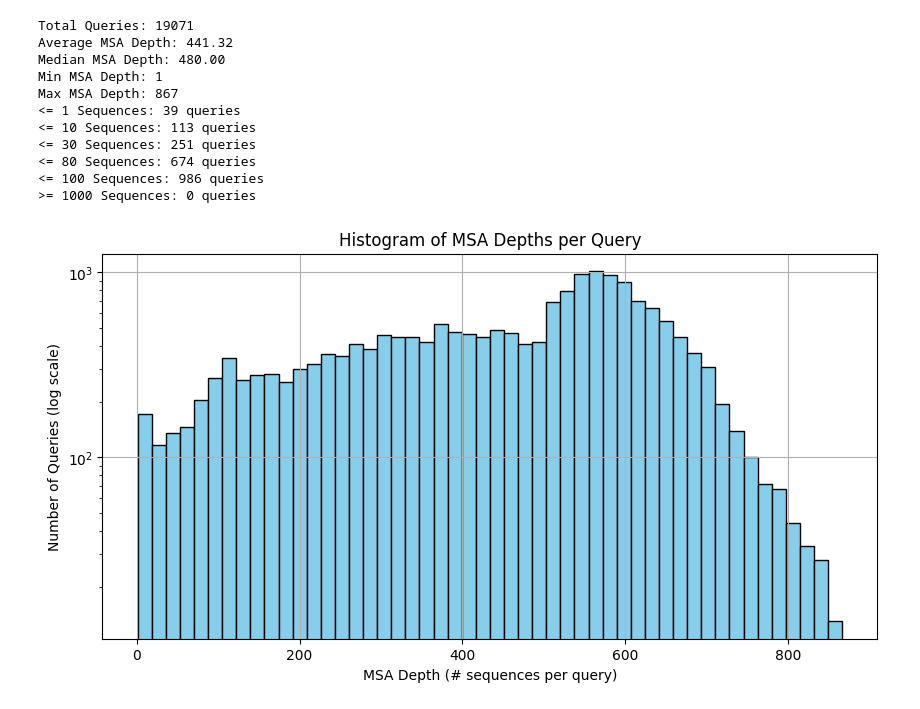
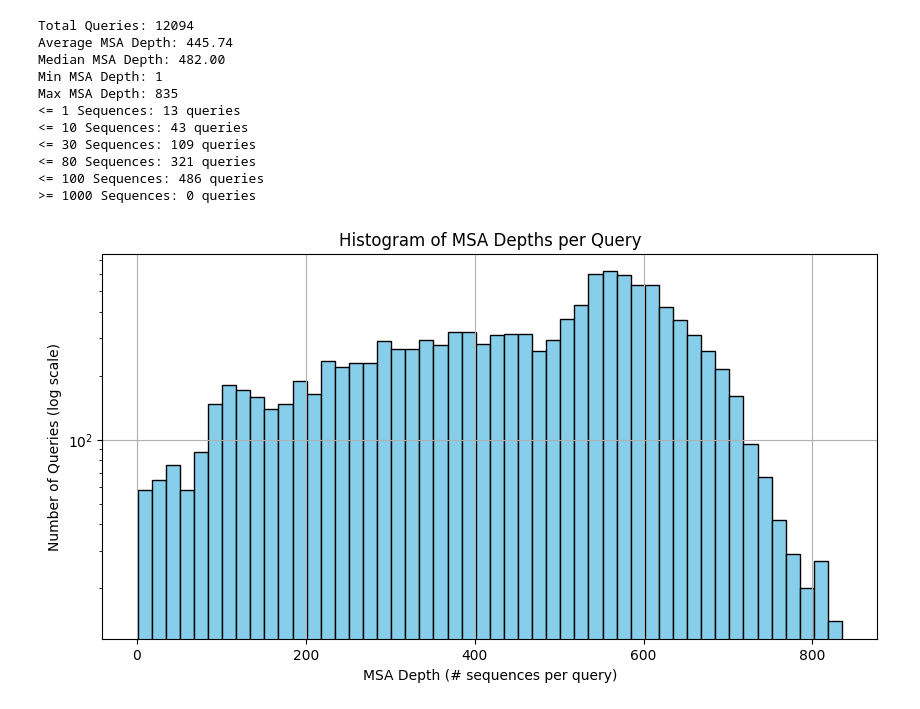
Before and after one commit to uxfacdev/CAGI, a Jupyter notebook: BiConVarNet/AnnotateAll/MSA anlysis.ipynb, the cells around one changed output. Drawn from its saved outputs; the diff is of its cells as text; code cells hidden in the pictures.

```diff
--- a/BiConVarNet/AnnotateAll/MSA anlysis.ipynb
+++ b/BiConVarNet/AnnotateAll/MSA anlysis.ipynb
@@ -3,45 +3,45 @@ import numpy as np
 import matplotlib.pyplot as plt
 import pickle
 
-with open(r"E:\CAGI_data\msa_dict_valid_all.pkl", "rb") as f:
+with open(r"E:\CAGI_data\msa_dict_valid.pkl", "rb") as f:
     msa_dict = pickle.load(f)
 
 # msa_dict: {query_id: [(name, seq), ...]} 구조로 되어 있어야 함
 msa_depths = {qid: len(seq_list) for qid, seq_list in msa_dict.items()}
 depth_values = np.array(list(msa_depths.values()))
 
 # 기본 통계 출력
 print(f"Total Queries: {len(depth_values)}")
 print(f"Average MSA Depth: {np.mean(depth_values):.2f}")
 print(f"Median MSA Depth: {np.median(depth_values):.2f}")
 print(f"Min MSA Depth: {np.min(depth_values)}")
 print(f"Max MSA Depth: {np.max(depth_values)}")
 print(f"<= 1 Sequences: {(depth_values <= 1).sum()} queries")
 print(f"<= 10 Sequences: {(depth_values <= 10).sum()} queries")
 print(f"<= 30 Sequences: {(depth_values <= 30).sum()} queries")
 print(f"<= 80 Sequences: {(depth_values <= 80).sum()} queries")
 print(f"<= 100 Sequences: {(depth_values <= 100).sum()} queries")
 print(f">= 1000 Sequences: {(depth_values >= 1000).sum()} queries")
 
 # 히스토그램 출력 (log scale)
 plt.figure(figsize=(10, 5))
 plt.hist(depth_values, bins=50, log=True, color='skyblue', edgecolor='black')
 plt.title("Histogram of MSA Depths per Query")
 plt.xlabel("MSA Depth (# sequences per query)")
 plt.ylabel("Number of Queries (log scale)")
 plt.grid(True)
 plt.show()
 # %% [output]
-Total Queries: 19071
-Average MSA Depth: 441.32
-Median MSA Depth: 480.00
+Total Queries: 12094
+Average MSA Depth: 445.74
+Median MSA Depth: 482.00
 Min MSA Depth: 1
-Max MSA Depth: 867
-<= 1 Sequences: 39 queries
-<= 10 Sequences: 113 queries
-<= 30 Sequences: 251 queries
-<= 80 Sequences: 674 queries
-<= 100 Sequences: 986 queries
+Max MSA Depth: 835
+<= 1 Sequences: 13 queries
+<= 10 Sequences: 43 queries
+<= 30 Sequences: 109 queries
+<= 80 Sequences: 321 queries
+<= 100 Sequences: 486 queries
 >= 1000 Sequences: 0 queries
-[figure, old version]
+[figure, new version]
 # %%
```
Also changed, not shown: parts of 3 cells of this notebook, 22 other files.
